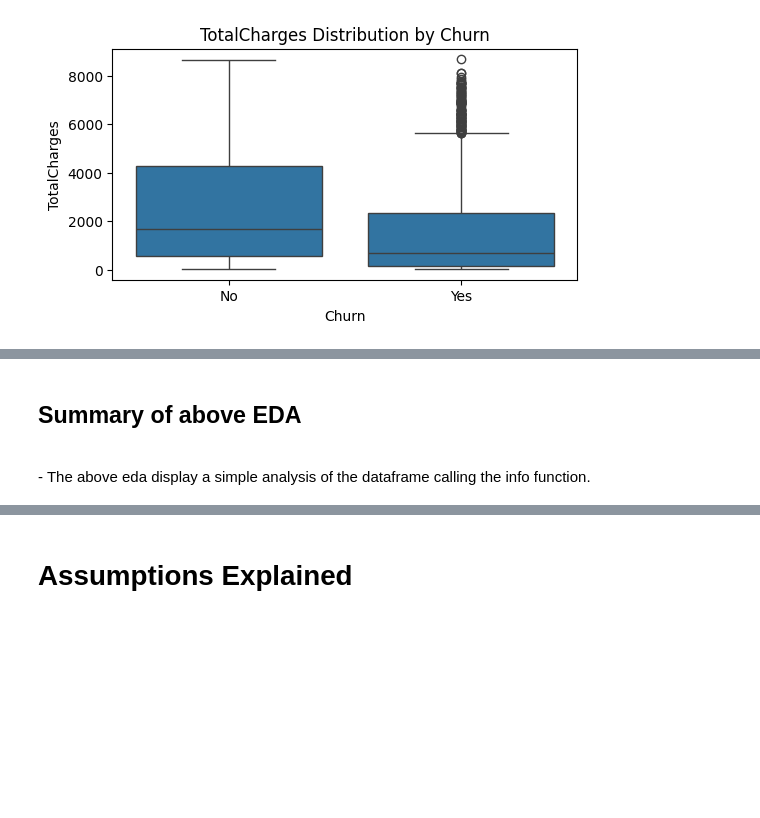
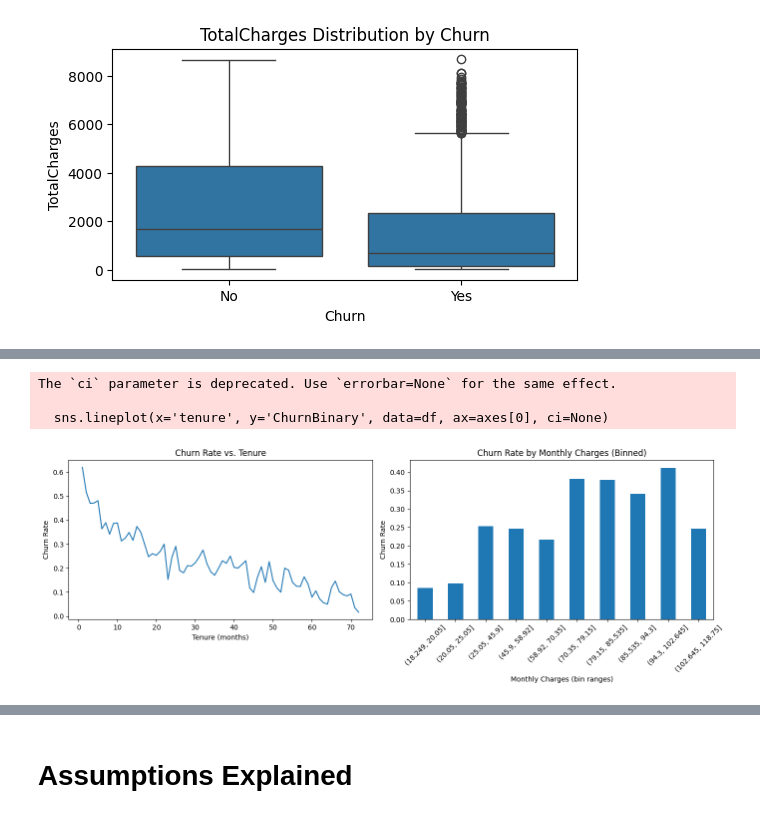
Before and after one commit to lindsaygross/Interpretable-ML, a Jupyter notebook: Interpretable_ML.ipynb, the cells around one changed output, grey strips where cells are left out. Drawn from its saved outputs; the diff is of its cells as text; code cells hidden in the pictures; blank space fills up the shorter version.

```diff
--- a/Interpretable_ML.ipynb
+++ b/Interpretable_ML.ipynb
@@ -340,5 +344,27 @@ Tenure has a strong negative relationship with churn. This relationship looks no
-# %% [markdown]
-**Summary of above EDA**
----
-<br>
-- The above eda display a simple analysis of the dataframe calling the info function.
+# %%
+# Visualize relationships between numeric features and churn rate
+fig, axes = plt.subplots(1, 2, figsize=(14, 5))
+
+# 1. Churn rate vs. tenure (smooth trend)
+sns.lineplot(x='tenure', y='ChurnBinary', data=df, ax=axes[0], ci=None)
+axes[0].set_title("Churn Rate vs. Tenure")
+axes[0].set_ylabel("Churn Rate")
+axes[0].set_xlabel("Tenure (months)")
+
+# 2. Churn rate vs. monthly charges (binned for clarity)
+df['MonthlyChargesBin'] = pd.qcut(df['MonthlyCharges'], 10)  # 10 bins
+churn_rates = df.groupby('MonthlyChargesBin')['ChurnBinary'].mean()
+
+churn_rates.plot(kind='bar', ax=axes[1])
+axes[1].set_title("Churn Rate by Monthly Charges (Binned)")
+axes[1].set_ylabel("Churn Rate")
+axes[1].set_xlabel("Monthly Charges (bin ranges)")
+axes[1].tick_params(axis='x', rotation=45)
+
+plt.tight_layout()
+plt.show()
+# %% [output]
+The `ci` parameter is deprecated. Use `errorbar=None` for the same effect.
+
+  sns.lineplot(x='tenure', y='ChurnBinary', data=df, ax=axes[0], ci=None)
+[figure, added]
```
Also changed, not shown: parts of 25 cells of this notebook.
